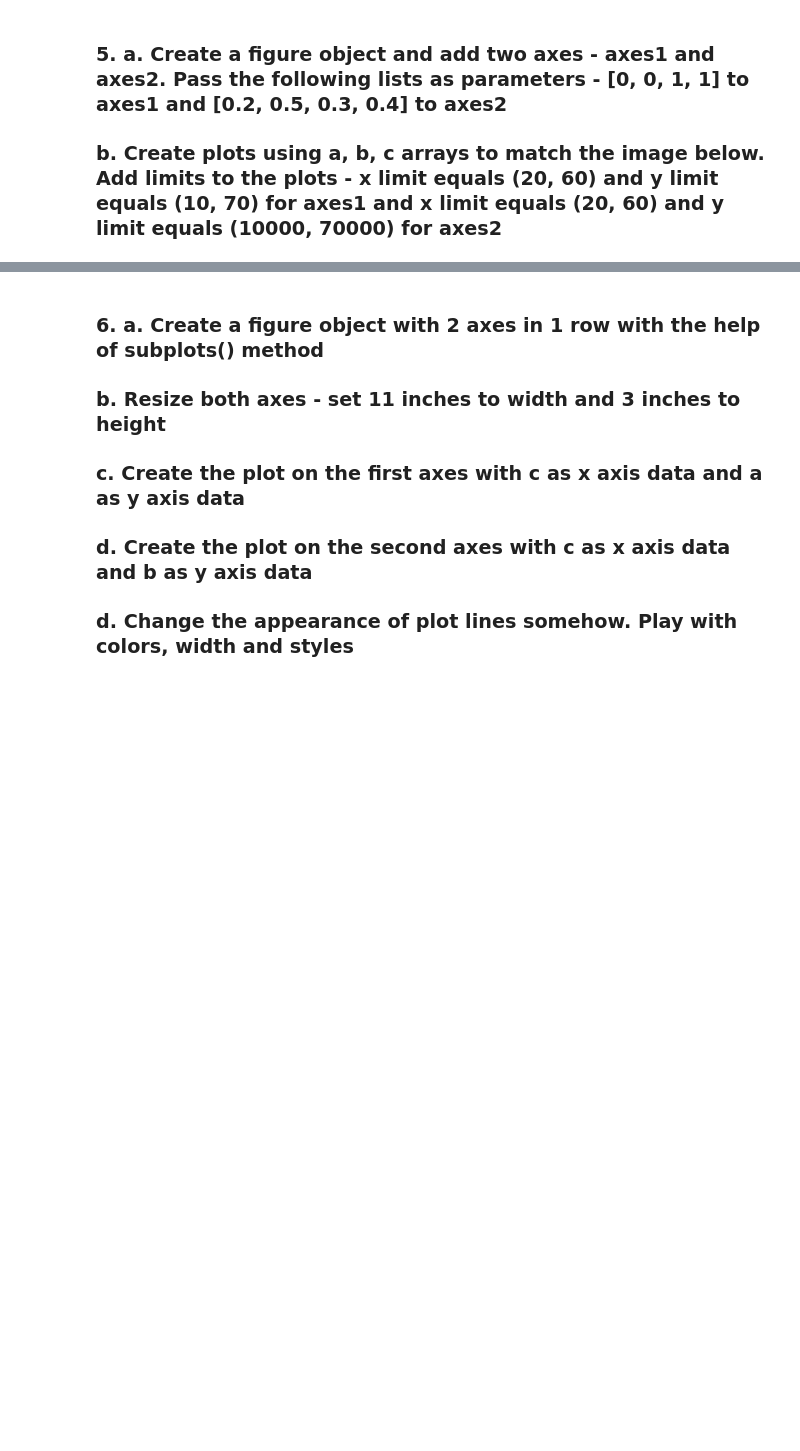
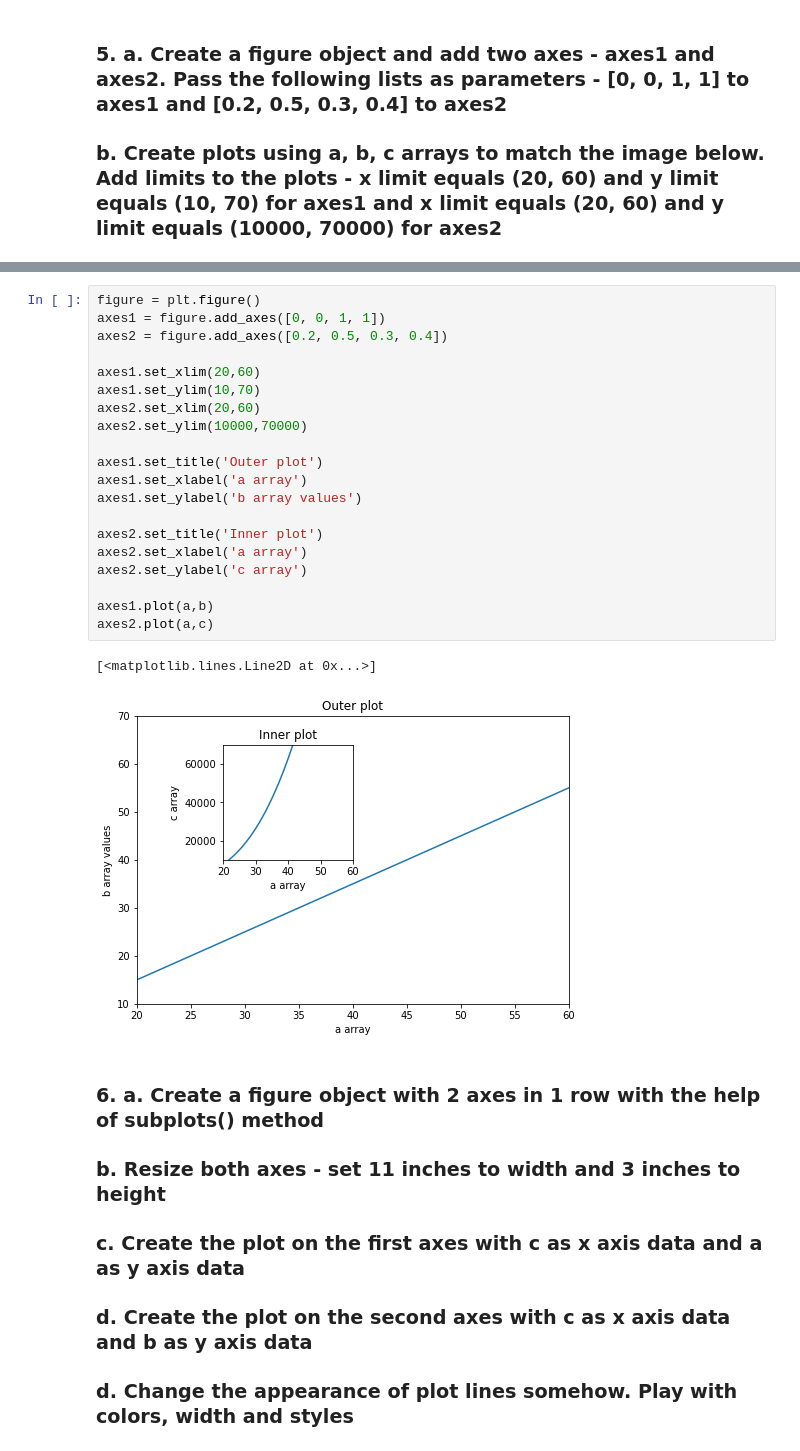
Before and after one commit to Inna-Kosovan/DataScienceBeginning, a Jupyter notebook: Matplotlib/Matplotlib Task.ipynb, the cells around one changed output, grey strips where cells are left out. Saved outputs shown, nothing was run; the diff lists cells and outputs as text; blank space fills up the shorter version.

```diff
--- a/Matplotlib/Matplotlib Task.ipynb
+++ b/Matplotlib/Matplotlib Task.ipynb
@@ -46,3 +49,26 @@ Text(0.5, 1.0, 'title label')
+# %%
+figure = plt.figure()
+axes1 = figure.add_axes([0, 0, 1, 1])
+axes2 = figure.add_axes([0.2, 0.5, 0.3, 0.4])
+
+axes1.set_xlim(20,60)
+axes1.set_ylim(10,70)
+axes2.set_xlim(20,60)
+axes2.set_ylim(10000,70000)
+
+axes1.set_title('Outer plot')
+axes1.set_xlabel('a array')
+axes1.set_ylabel('b array values')
+
+axes2.set_title('Inner plot')
+axes2.set_xlabel('a array')
+axes2.set_ylabel('c array')
+
+axes1.plot(a,b)
+axes2.plot(a,c)
+# %% [output]
+[<matplotlib.lines.Line2D at 0x...>]
+[figure, added]
 # %% [markdown]
 ### 6. a. Create a figure object with 2 axes in 1 row with the help of subplots() method
 ### b. Resize both axes - set 11 inches to width and 3 inches to height
```
Also changed, not shown: parts of 9 cells of this notebook, 1 other file.
